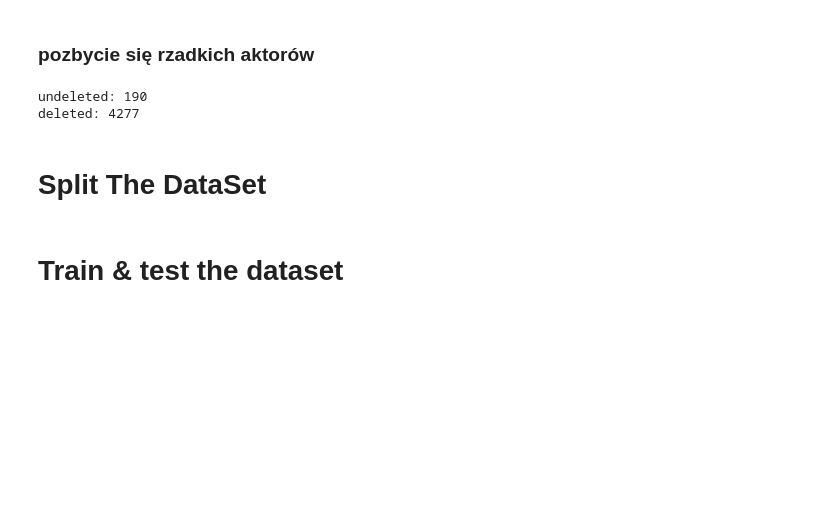
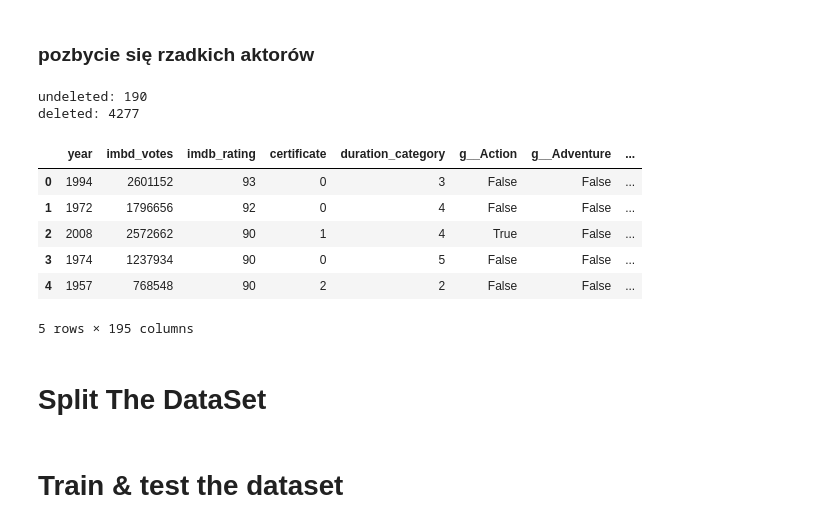
Before and after one commit to 3Baku/FilmScorePredictor, a Jupyter notebook: dataset.ipynb, the cells around one changed output. Drawn from its saved outputs; the diff is of its cells as text; code cells hidden in the pictures; blank space fills up the shorter version.

```diff
--- a/dataset.ipynb
+++ b/dataset.ipynb
@@ -269,6 +269,16 @@ print(f"deleted: {deleted}")
 # %% [output]
 undeleted: 190
 deleted: 4277
+# %%
+df.head()
+# %% [output]
+|  | year | imbd_votes | imdb_rating | certificate | duration_category | g__Action | g__Adventure | ... |
+| 0 | 1994 | 2601152 | 93 | 0 | 3 | False | False | ... |
+| 1 | 1972 | 1796656 | 92 | 0 | 4 | False | False | ... |
+| 2 | 2008 | 2572662 | 90 | 1 | 4 | True | False | ... |
+| 3 | 1974 | 1237934 | 90 | 0 | 5 | False | False | ... |
+| 4 | 1957 | 768548 | 90 | 2 | 2 | False | False | ... |
+5 rows × 195 columns
 # %% [markdown]
 # Split The DataSet
 # %%
```
Also changed, not shown: parts of 5 cells of this notebook.
